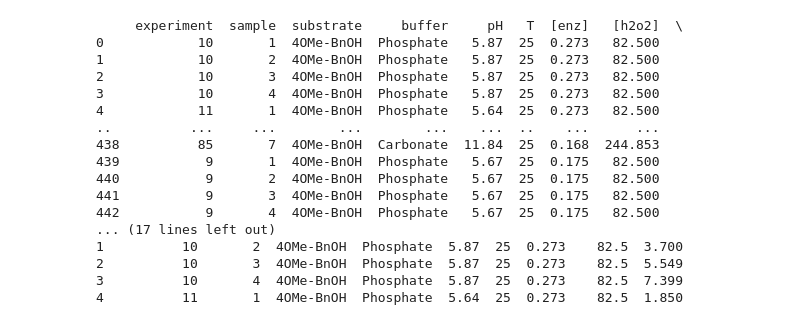
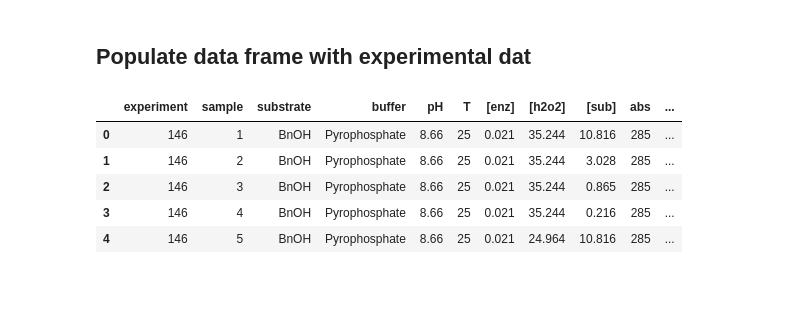
Before and after one commit to madsr2d2/masterThesis, a Jupyter notebook: masterThesis.ipynb, the cells around one changed output. Drawn from its saved outputs; the diff is of its cells as text; code cells hidden in the pictures; blank space fills up the shorter version.

```diff
--- a/masterThesis.ipynb
+++ b/masterThesis.ipynb
@@ -679,24 +749,13 @@ def populate_experimental_data_from_directory(directory, sheet_name='Sheet1'):
+# %% [markdown]
+## Populate data frame with experimental dat
 # %%
 # Populate the DataFrame
-experiment_df = populate_experimental_data_from_directory(directory="data/data", sheet_name="Sheet1")
-
-# Display the DataFrame
-print(experiment_df)
+experiment_df = populate_experimental_data_from_directory(directory="data/data")
+experiment_df.head()
 # %% [output]
-     experiment  sample  substrate     buffer     pH   T  [enz]   [h2o2]  \
-0            10       1  4OMe-BnOH  Phosphate   5.87  25  0.273   82.500
-1            10       2  4OMe-BnOH  Phosphate   5.87  25  0.273   82.500
-2            10       3  4OMe-BnOH  Phosphate   5.87  25  0.273   82.500
-3            10       4  4OMe-BnOH  Phosphate   5.87  25  0.273   82.500
-4            11       1  4OMe-BnOH  Phosphate   5.64  25  0.273   82.500
-..          ...     ...        ...        ...    ...  ..    ...      ...
-438          85       7  4OMe-BnOH  Carbonate  11.84  25  0.168  244.853
-439           9       1  4OMe-BnOH  Phosphate   5.67  25  0.175   82.500
-440           9       2  4OMe-BnOH  Phosphate   5.67  25  0.175   82.500
-441           9       3  4OMe-BnOH  Phosphate   5.67  25  0.175   82.500
-442           9       4  4OMe-BnOH  Phosphate   5.67  25  0.175   82.500
-... (17 lines left out)
-1          10       2  4OMe-BnOH  Phosphate  5.87  25  0.273    82.5  3.700
-2          10       3  4OMe-BnOH  Phosphate  5.87  25  0.273    82.5  5.549
-3          10       4  4OMe-BnOH  Phosphate  5.87  25  0.273    82.5  7.399
-4          11       1  4OMe-BnOH  Phosphate  5.64  25  0.273    82.5  1.850
+|  | experiment | sample | substrate | buffer | pH | T | [enz] | [h2o2] | [sub] | abs | ... |
+| 0 | 146 | 1 | BnOH | Pyrophosphate | 8.66 | 25 | 0.021 | 35.244 | 10.816 | 285 | ... |
+| 1 | 146 | 2 | BnOH | Pyrophosphate | 8.66 | 25 | 0.021 | 35.244 | 3.028 | 285 | ... |
+| 2 | 146 | 3 | BnOH | Pyrophosphate | 8.66 | 25 | 0.021 | 35.244 | 0.865 | 285 | ... |
+| 3 | 146 | 4 | BnOH | Pyrophosphate | 8.66 | 25 | 0.021 | 35.244 | 0.216 | 285 | ... |
+| 4 | 146 | 5 | BnOH | Pyrophosphate | 8.66 | 25 | 0.021 | 24.964 | 10.816 | 285 | ... |
```
Also changed, not shown: parts of 13 cells of this notebook, 9 other files.
